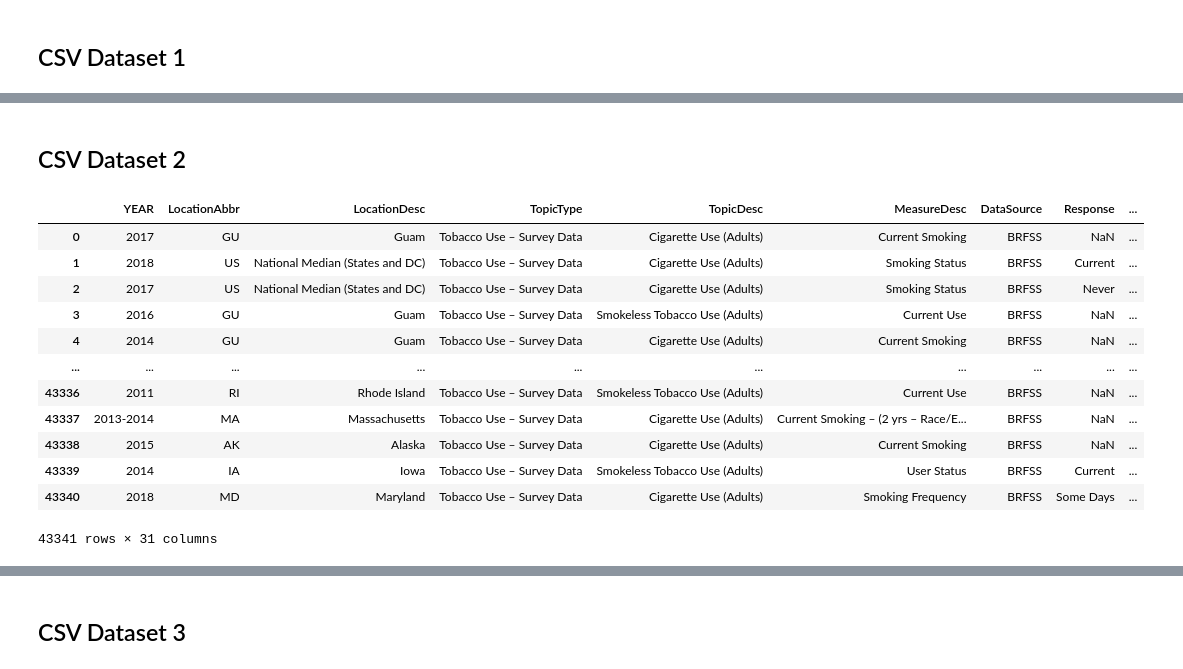
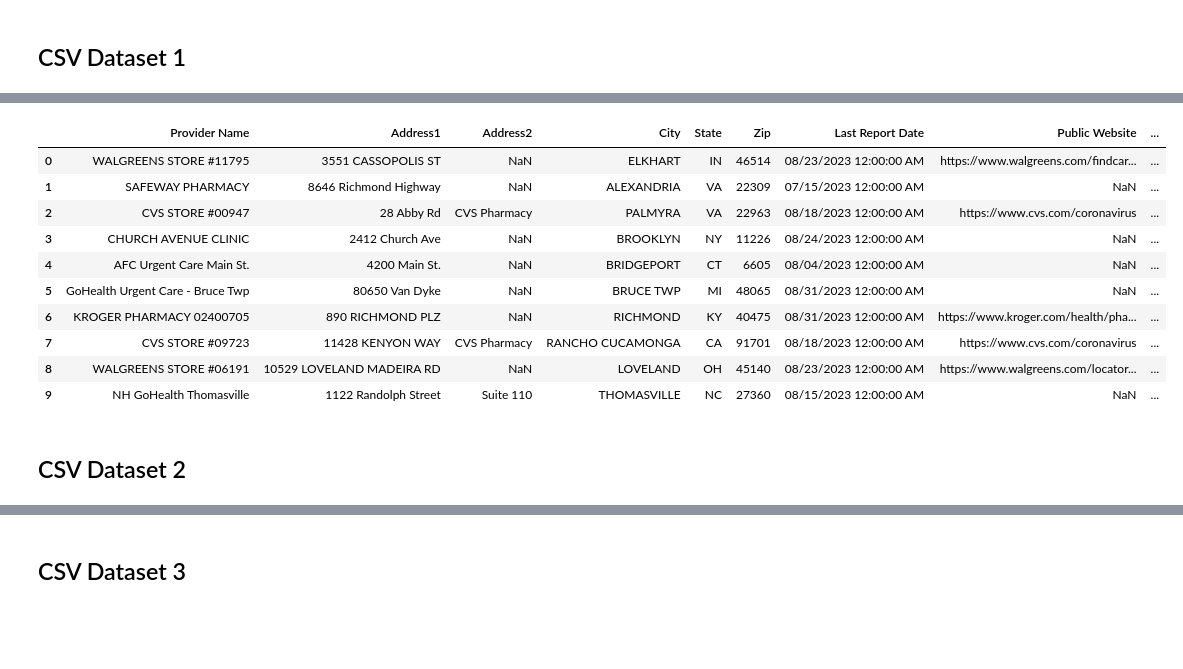
Before and after one commit to bonitr02/datasci_1_loading, a Jupyter notebook: HHA507_wk1_datasci_1_loading.ipynb, the cells around one changed output, grey strips where cells are left out. Saved outputs shown, nothing was run; the diff lists cells and outputs as text; code cells hidden in the pictures; blank space fills up the shorter version.

```diff
--- a/HHA507_wk1_datasci_1_loading.ipynb
+++ b/HHA507_wk1_datasci_1_loading.ipynb
@@ -39,19 +13,18 @@ covid19_test_to_treat
+# %%
+covid19_test_to_treat.head(10)
+# %% [output]
+|  | Provider Name | Address1 | Address2 | City | State | Zip | Last Report Date | Public Website | ... |
+| 0 | WALGREENS STORE #11795 | 3551 CASSOPOLIS ST | NaN | ELKHART | IN | 46514 | 08/23/2023 12:00:00 AM | https://www.walgreens.com/findcar... | ... |
+| 1 | SAFEWAY PHARMACY | 8646 Richmond Highway | NaN | ALEXANDRIA | VA | 22309 | 07/15/2023 12:00:00 AM | NaN | ... |
+| 2 | CVS STORE #00947 | 28 Abby Rd | CVS Pharmacy | PALMYRA | VA | 22963 | 08/18/2023 12:00:00 AM | https://www.cvs.com/coronavirus | ... |
+| 3 | CHURCH AVENUE CLINIC | 2412 Church Ave | NaN | BROOKLYN | NY | 11226 | 08/24/2023 12:00:00 AM | NaN | ... |
+| 4 | AFC Urgent Care Main St. | 4200 Main St. | NaN | BRIDGEPORT | CT | 6605 | 08/04/2023 12:00:00 AM | NaN | ... |
+| 5 | GoHealth Urgent Care - Bruce Twp | 80650 Van Dyke | NaN | BRUCE TWP | MI | 48065 | 08/31/2023 12:00:00 AM | NaN | ... |
+| 6 | KROGER PHARMACY 02400705 | 890 RICHMOND PLZ | NaN | RICHMOND | KY | 40475 | 08/31/2023 12:00:00 AM | https://www.kroger.com/health/pha... | ... |
+| 7 | CVS STORE #09723 | 11428 KENYON WAY | CVS Pharmacy | RANCHO CUCAMONGA | CA | 91701 | 08/18/2023 12:00:00 AM | https://www.cvs.com/coronavirus | ... |
+| 8 | WALGREENS STORE #06191 | 10529 LOVELAND MADEIRA RD | NaN | LOVELAND | OH | 45140 | 08/23/2023 12:00:00 AM | https://www.walgreens.com/locator... | ... |
+| 9 | NH GoHealth Thomasville | 1122 Randolph Street | Suite 110 | THOMASVILLE | NC | 27360 | 08/15/2023 12:00:00 AM | NaN | ... |
 # %% [markdown]
 ## CSV Dataset 2
 # %%
 tobacco_use = pd.read_csv('/content/BehavioralRisk_Tobacco.csv')
-tobacco_use
-# %% [output]
-|  | YEAR | LocationAbbr | LocationDesc | TopicType | TopicDesc | MeasureDesc | DataSource | Response | ... |
-| 0 | 2017 | GU | Guam | Tobacco Use – Survey Data | Cigarette Use (Adults) | Current Smoking | BRFSS | NaN | ... |
-| 1 | 2018 | US | National Median (States and DC) | Tobacco Use – Survey Data | Cigarette Use (Adults) | Smoking Status | BRFSS | Current | ... |
-| 2 | 2017 | US | National Median (States and DC) | Tobacco Use – Survey Data | Cigarette Use (Adults) | Smoking Status | BRFSS | Never | ... |
-| 3 | 2016 | GU | Guam | Tobacco Use – Survey Data | Smokeless Tobacco Use (Adults) | Current Use | BRFSS | NaN | ... |
-| 4 | 2014 | GU | Guam | Tobacco Use – Survey Data | Cigarette Use (Adults) | Current Smoking | BRFSS | NaN | ... |
-| ... | ... | ... | ... | ... | ... | ... | ... | ... | ... |
-| 43336 | 2011 | RI | Rhode Island | Tobacco Use – Survey Data | Smokeless Tobacco Use (Adults) | Current Use | BRFSS | NaN | ... |
-| 43337 | 2013-2014 | MA | Massachusetts | Tobacco Use – Survey Data | Cigarette Use (Adults) | Current Smoking – (2 yrs – Race/E... | BRFSS | NaN | ... |
-| 43338 | 2015 | AK | Alaska | Tobacco Use – Survey Data | Cigarette Use (Adults) | Current Smoking | BRFSS | NaN | ... |
-| 43339 | 2014 | IA | Iowa | Tobacco Use – Survey Data | Smokeless Tobacco Use (Adults) | User Status | BRFSS | Current | ... |
-| 43340 | 2018 | MD | Maryland | Tobacco Use – Survey Data | Cigarette Use (Adults) | Smoking Frequency | BRFSS | Some Days | ... |
-43341 rows × 31 columns
```
Also changed, not shown: parts of 18 cells of this notebook.
